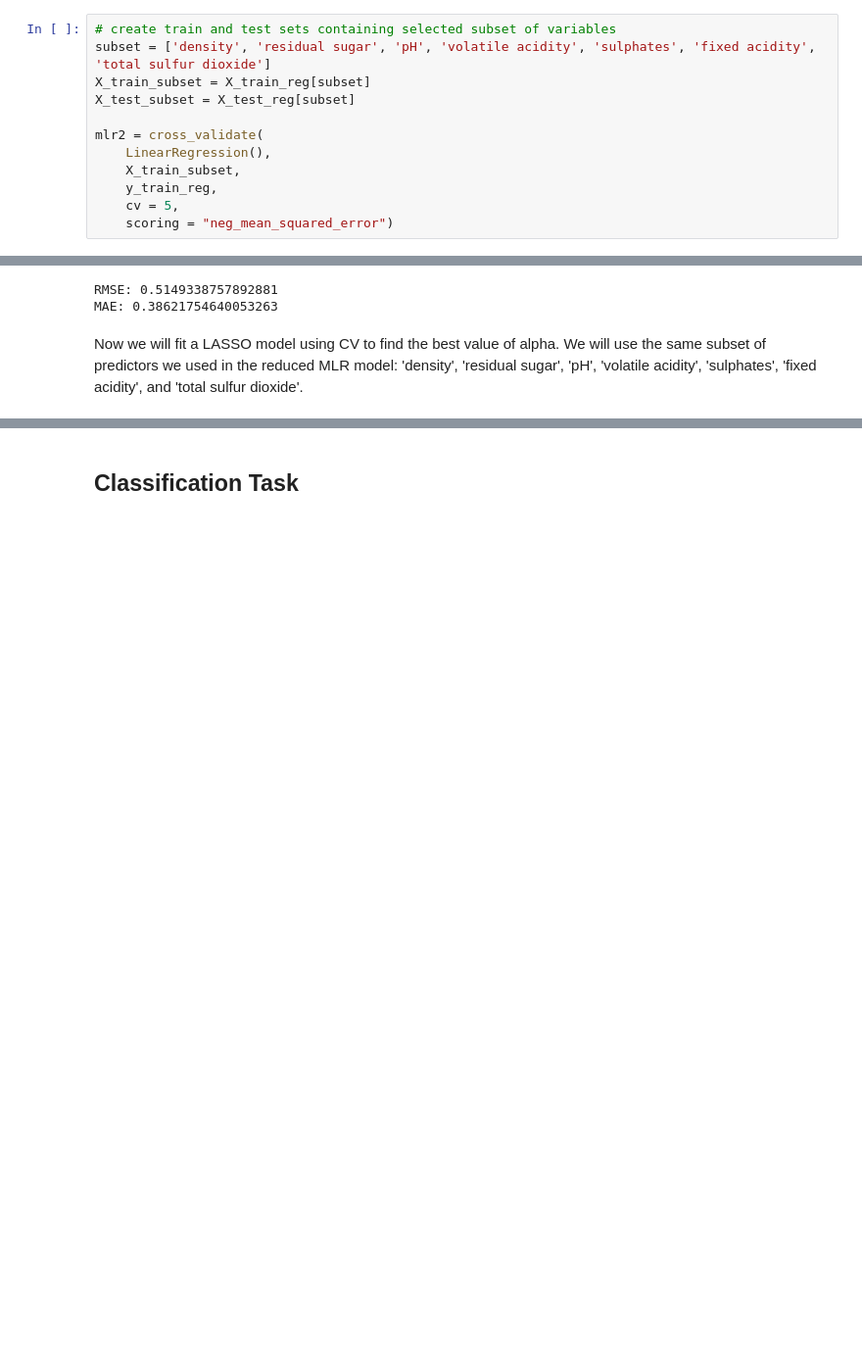
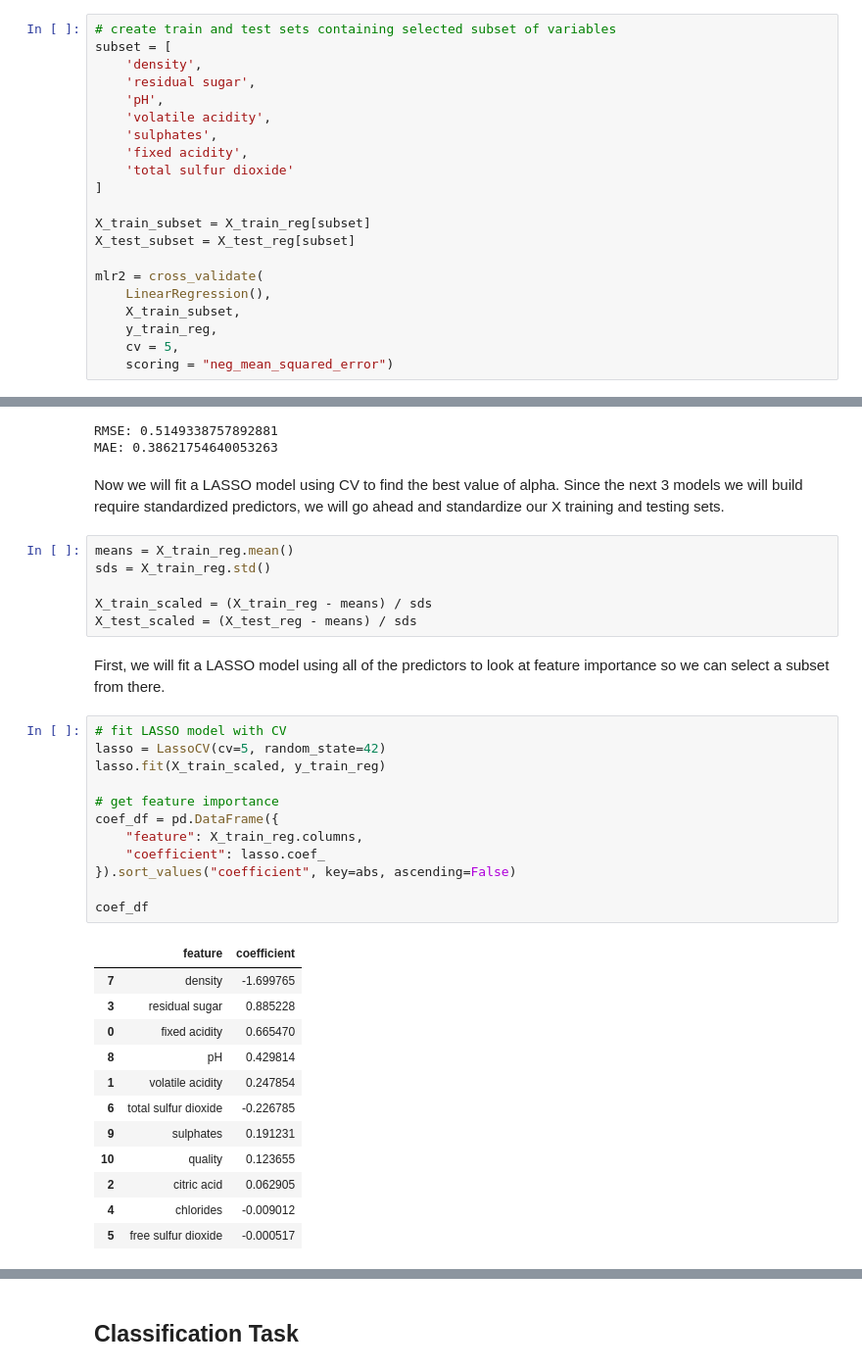
Before and after one commit to alanapooler827/554Homework7, a Jupyter notebook: ST554_HW7_Pooler.ipynb, the cells around one changed output, grey strips where cells are left out. Shown at 98% size. Drawn from its saved outputs; the diff is of its cells as text; blank space fills up the shorter version.

```diff
--- a/ST554_HW7_Pooler.ipynb
+++ b/ST554_HW7_Pooler.ipynb
@@ -171,7 +171,16 @@ mlr_full_model = cross_validate(
 The second will be a reduced model, using only a subset of the columns in the wine data set. I have chosen this subset columns using the correlations and variable importance we looked at earlier.
 # %%
 # create train and test sets containing selected subset of variables
-subset = ['density', 'residual sugar', 'pH', 'volatile acidity', 'sulphates', 'fixed acidity', 'total sulfur dioxide']
+subset = [
+    'density',
+    'residual sugar',
+    'pH',
+    'volatile acidity',
+    'sulphates',
+    'fixed acidity',
+    'total sulfur dioxide'
+]
+
 X_train_subset = X_train_reg[subset]
 X_test_subset = X_test_reg[subset]
 
@@ -281,5 +290,37 @@ print("MAE:", mlr4_mae)
 RMSE: 0.5149338757892881
 MAE: 0.38621754640053263
 # %% [markdown]
-Now we will fit a LASSO model using CV to find the best value of alpha.
-We will use the same subset of predictors we used in the reduced MLR model: 'density', 'residual sugar', 'pH', 'volatile acidity', 'sulphates', 'fixed acidity', and 'total sulfur dioxide'.
+Now we will fit a LASSO model using CV to find the best value of alpha. Since the next 3 models we will build require standardized predictors, we will go ahead and standardize our X training and testing sets.
+# %%
+means = X_train_reg.mean()
+sds = X_train_reg.std()
+
+X_train_scaled = (X_train_reg - means) / sds
+X_test_scaled = (X_test_reg - means) / sds
+# %% [markdown]
+First, we will fit a LASSO model using all of the predictors to look at feature importance so we can select a subset from there.
+# %%
+# fit LASSO model with CV
+lasso = LassoCV(cv=5, random_state=42)
+lasso.fit(X_train_scaled, y_train_reg)
+
+# get feature importance
+coef_df = pd.DataFrame({
+    "feature": X_train_reg.columns,
+    "coefficient": lasso.coef_
+}).sort_values("coefficient", key=abs, ascending=False)
+
+coef_df
+# %% [output]
+|  | feature | coefficient |
+| 7 | density | -1.699765 |
+| 3 | residual sugar | 0.885228 |
+| 0 | fixed acidity | 0.665470 |
+| 8 | pH | 0.429814 |
+| 1 | volatile acidity | 0.247854 |
+| 6 | total sulfur dioxide | -0.226785 |
+| 9 | sulphates | 0.191231 |
+| 10 | quality | 0.123655 |
+| 2 | citric acid | 0.062905 |
+| 4 | chlorides | -0.009012 |
+| 5 | free sulfur dioxide | -0.000517 |
```
Also changed, not shown: parts of 11 cells of this notebook.
